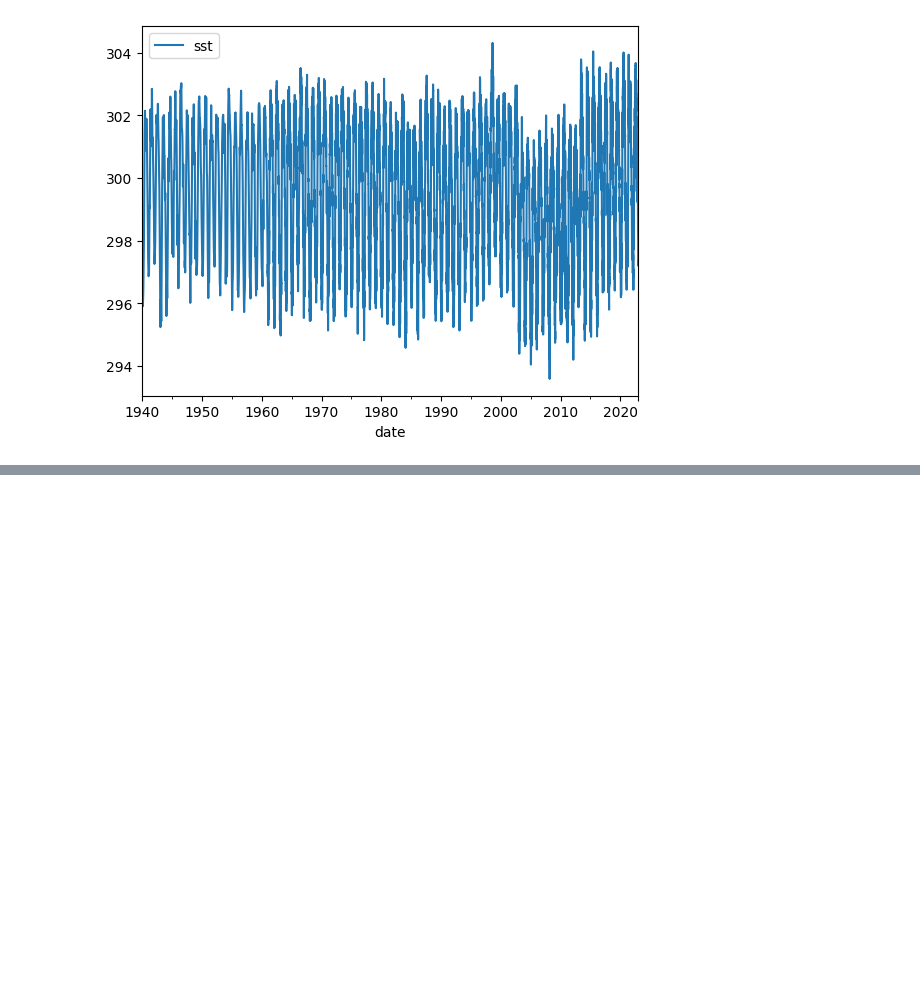
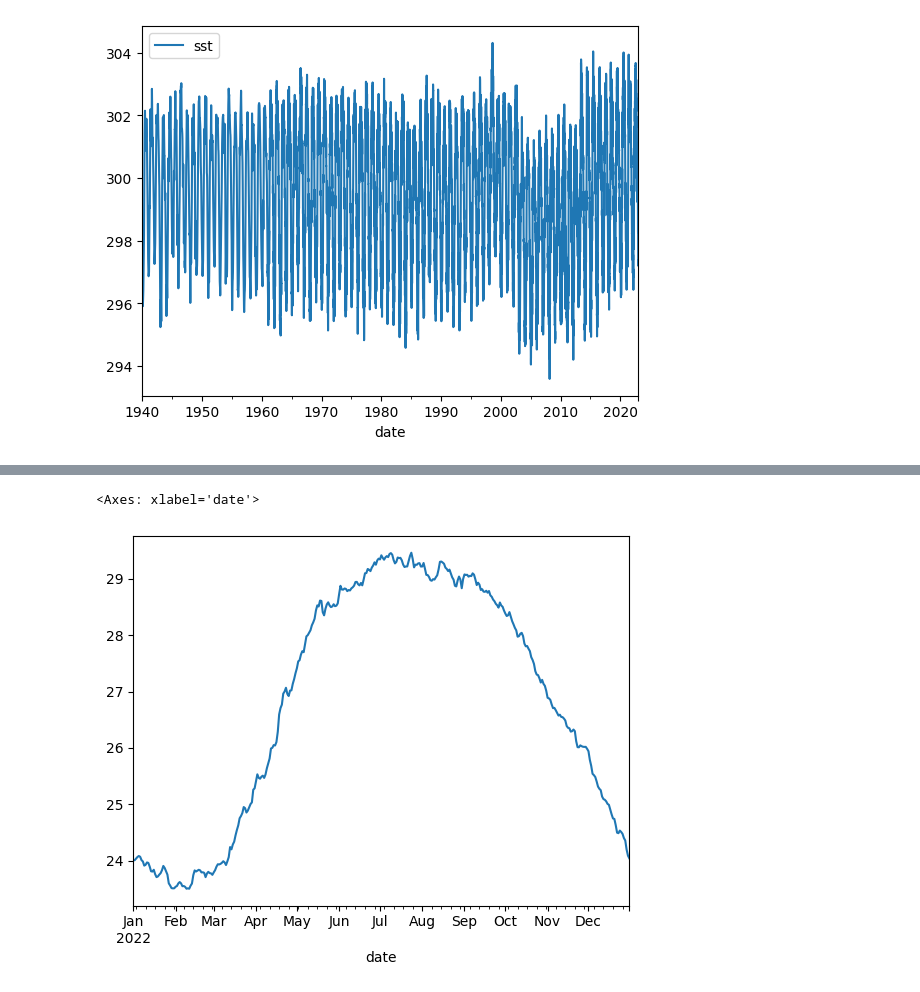
Before and after one commit to Yvette233/spatial-mspt, a Jupyter notebook: climatologyForSST.ipynb, the cells around one changed output, grey strips where cells are left out. Drawn from its saved outputs; the diff is of its cells as text; code cells hidden in the pictures; blank space fills up the shorter version.

```diff
--- a/climatologyForSST.ipynb
+++ b/climatologyForSST.ipynb
@@ -146,0 +138,10 @@ Error:
+# %%
+# visual
+import matplotlib.pyplot as plt
+data = pd.read_csv('./dataset/multivariate/climatology_oisst_lat_20.0_lon_118.0.csv')
+data['date'] = pd.to_datetime(data['date'])
+data = data.set_index('date')
+data['sst'][-365:].plot()
+# %% [output]
+<Axes: xlabel='date'>
+[figure, added]
```
Also changed, not shown: parts of 1 cell of this notebook, 20 other files.
